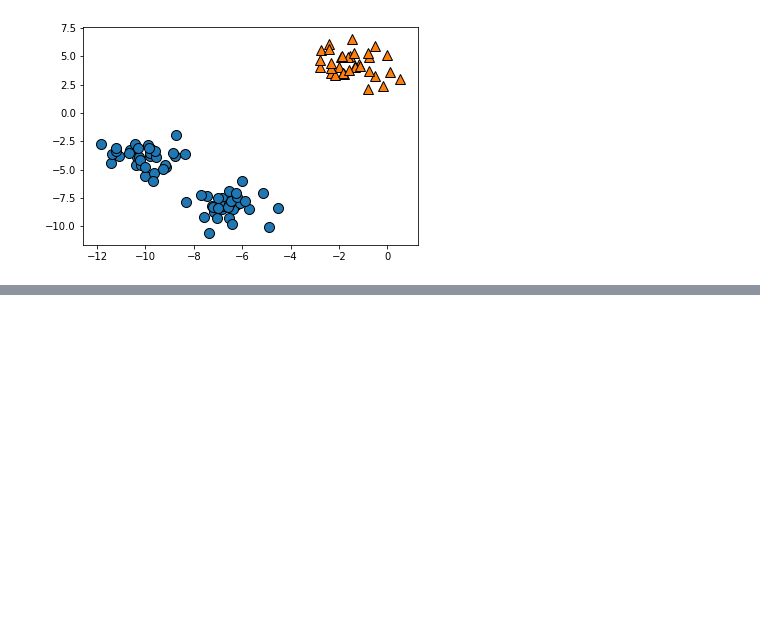
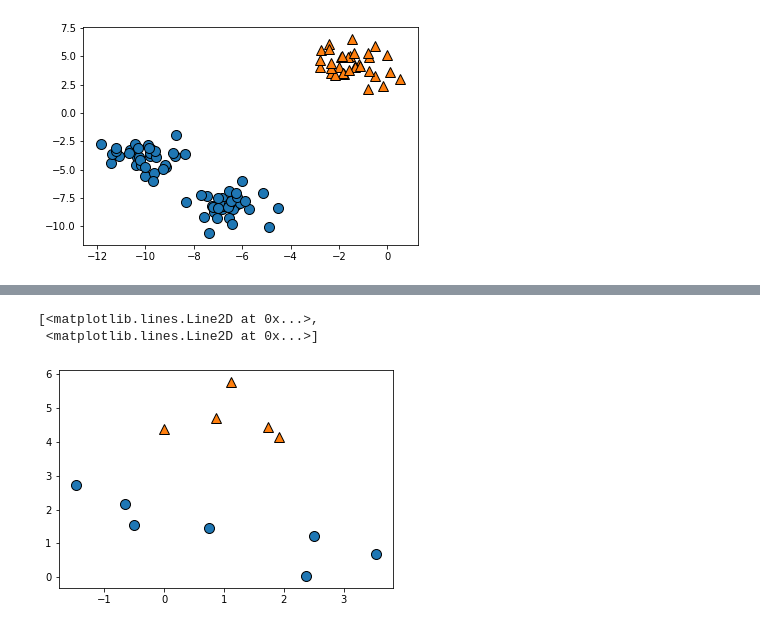
Before and after one commit to c910531/Python, a Jupyter notebook: 2021.06.24 비지도학습.ipynb, the cells around one changed output, grey strips where cells are left out. Cells and saved outputs as stored; diff of their text form; code cells hidden in the pictures; blank space fills up the shorter version.

```diff
--- a/2021.06.24 비지도학습.ipynb
+++ b/2021.06.24 비지도학습.ipynb
@@ -109,0 +136,8 @@ mglearn.discrete_scatter(X[:,0],X[:,1],y_)
+# %%
+dbscan = DBSCAN(eps=1.3)
+y_ = dbscan.fit_predict(X)
+mglearn.discrete_scatter(X[:,0], X[:,1],y_)
+# %% [output]
+[<matplotlib.lines.Line2D at 0x...>,
+ <matplotlib.lines.Line2D at 0x...>]
+[figure, added]
```
Also changed, not shown: parts of 19 cells of this notebook, 1 other file.
